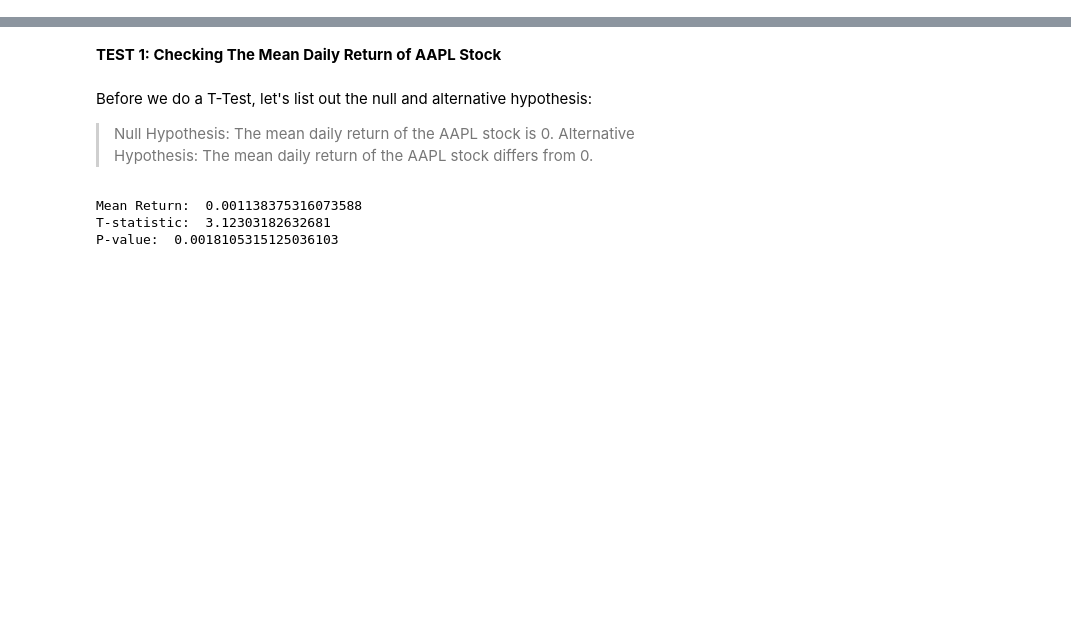
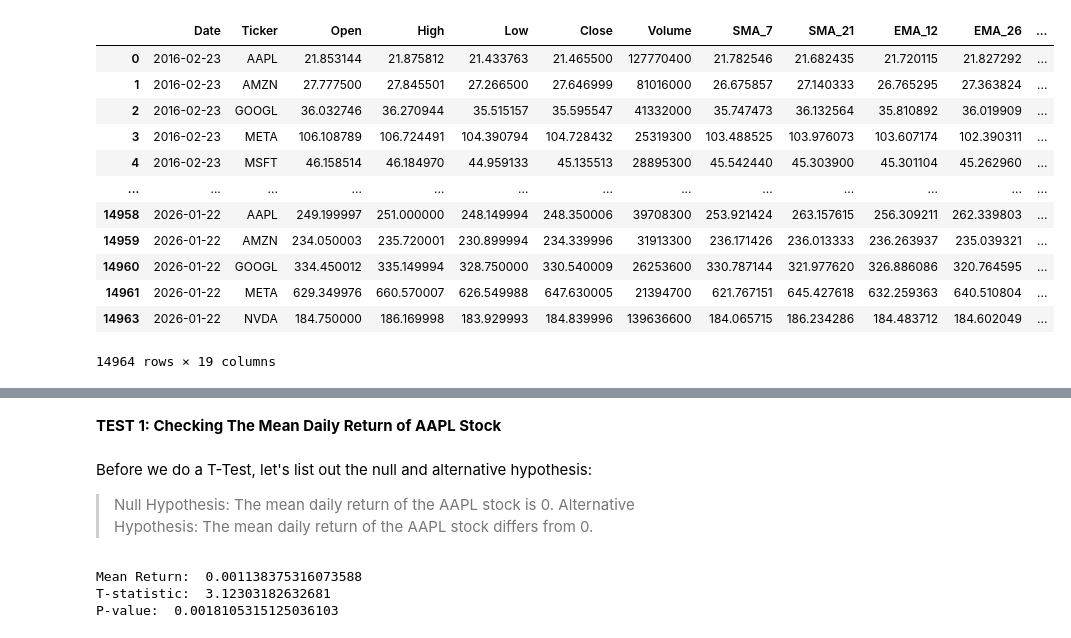
Before and after one commit to jli433/CMSC320_Final_Project, a Jupyter notebook: data.ipynb, the cells around one changed output, grey strips where cells are left out. Drawn from its saved outputs; the diff is of its cells as text; code cells hidden in the pictures; blank space fills up the shorter version.

```diff
--- a/data.ipynb
+++ b/data.ipynb
@@ -7,7 +7,23 @@ from scipy.stats import ttest_1samp
 # %%
 # Setting up database
 stocks_df = pd.read_csv("faang_stock_prices.csv")
 stocks_df['Date'] = pd.to_datetime(stocks_df['Date'])
 
 # Organization just in case of random unordered data. Initial csv seems to be ordered by date already
 stocks_df = stocks_df.sort_values(by = "Date").dropna()
+
+display(stocks_df)
+# %% [output]
+|  | Date | Ticker | Open | High | Low | Close | Volume | SMA_7 | SMA_21 | EMA_12 | EMA_26 | ... |
+| 0 | 2016-02-23 | AAPL | 21.853144 | 21.875812 | 21.433763 | 21.465500 | 127770400 | 21.782546 | 21.682435 | 21.720115 | 21.827292 | ... |
+| 1 | 2016-02-23 | AMZN | 27.777500 | 27.845501 | 27.266500 | 27.646999 | 81016000 | 26.675857 | 27.140333 | 26.765295 | 27.363824 | ... |
+| 2 | 2016-02-23 | GOOGL | 36.032746 | 36.270944 | 35.515157 | 35.595547 | 41332000 | 35.747473 | 36.132564 | 35.810892 | 36.019909 | ... |
+| 3 | 2016-02-23 | META | 106.108789 | 106.724491 | 104.390794 | 104.728432 | 25319300 | 103.488525 | 103.976073 | 103.607174 | 102.390311 | ... |
+| 4 | 2016-02-23 | MSFT | 46.158514 | 46.184970 | 44.959133 | 45.135513 | 28895300 | 45.542440 | 45.303900 | 45.301104 | 45.262960 | ... |
+| ... | ... | ... | ... | ... | ... | ... | ... | ... | ... | ... | ... | ... |
+| 14958 | 2026-01-22 | AAPL | 249.199997 | 251.000000 | 248.149994 | 248.350006 | 39708300 | 253.921424 | 263.157615 | 256.309211 | 262.339803 | ... |
+| 14959 | 2026-01-22 | AMZN | 234.050003 | 235.720001 | 230.899994 | 234.339996 | 31913300 | 236.171426 | 236.013333 | 236.263937 | 235.039321 | ... |
+| 14960 | 2026-01-22 | GOOGL | 334.450012 | 335.149994 | 328.750000 | 330.540009 | 26253600 | 330.787144 | 321.977620 | 326.886086 | 320.764595 | ... |
+| 14961 | 2026-01-22 | META | 629.349976 | 660.570007 | 626.549988 | 647.630005 | 21394700 | 621.767151 | 645.427618 | 632.259363 | 640.510804 | ... |
+| 14963 | 2026-01-22 | NVDA | 184.750000 | 186.169998 | 183.929993 | 184.839996 | 139636600 | 184.065715 | 186.234286 | 184.483712 | 184.602049 | ... |
+14964 rows × 19 columns
```
Also changed, not shown: parts of 1 cell of this notebook.
